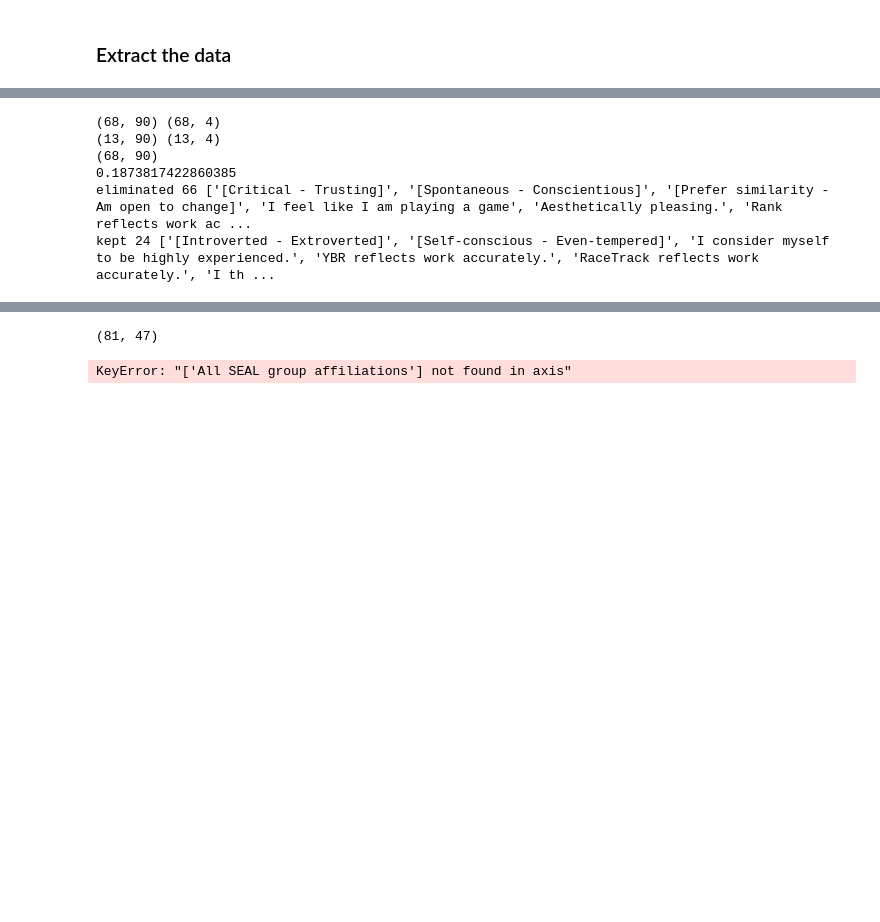
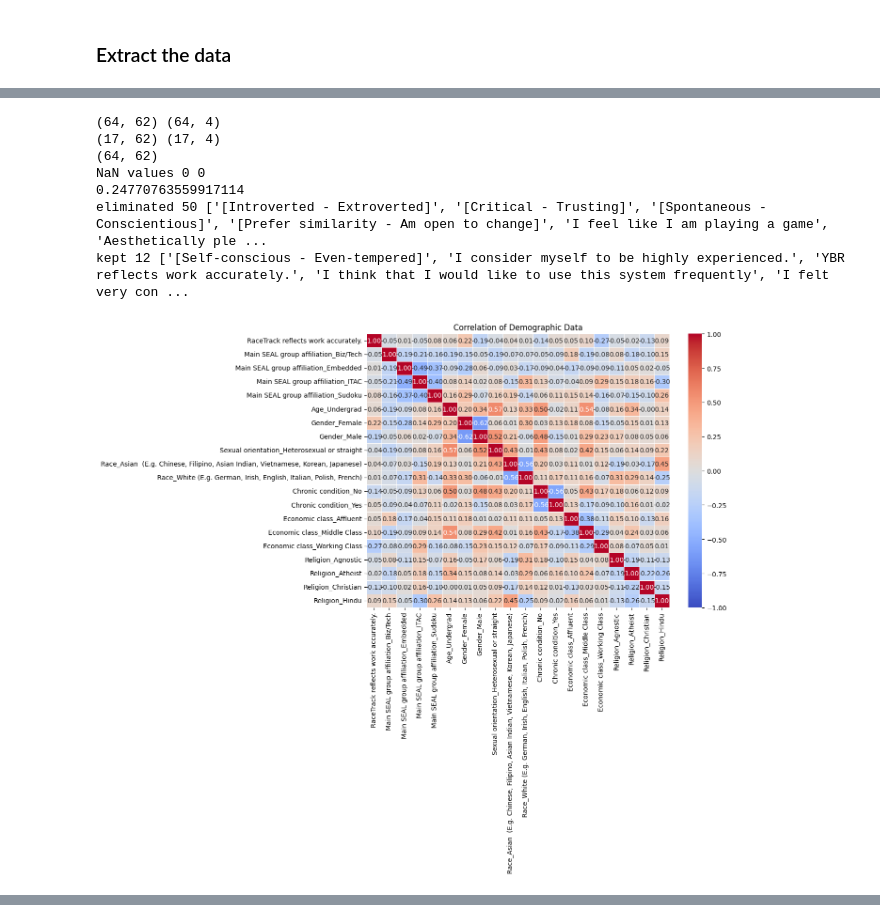
Before and after one commit to blobgoat/gamification_data_analysis, a Jupyter notebook: model.ipynb, the cells around one changed output, grey strips where cells are left out. Drawn from its saved outputs; the diff is of its cells as text; code cells hidden in the pictures; blank space fills up the shorter version.

```diff
--- a/model.ipynb
+++ b/model.ipynb
@@ -173,6 +178,10 @@ def split_xy(data) -> Tuple[DataFrame, DataFrame]:
                     }
     x_data[X_SEAL_COLS] = x_data[X_SEAL_COLS].replace(options_map)
 
+    # Remove 'No response' features from demographic
+    remove_vals = ['No response', 'Prefer not to answer','N/A']
+    x_data[X_DEMO_COLS] = x_data[X_DEMO_COLS].replace(remove_vals, pd.NA)
+
     # Handle NaNs with data imputation of average
     x_data[X_PERSONALITY_COLS[1:]] = x_data[X_PERSONALITY_COLS[1:]].fillna(3)
     x_data[X_SEAL_COLS] = x_data[X_SEAL_COLS].fillna(3)
@@ -181,7 +190,16 @@ def split_xy(data) -> Tuple[DataFrame, DataFrame]:
 
     # one-hot-encoding for categorical data (demographics, gaming)
     cat_col = x_data.select_dtypes(include=['object', 'category']).columns
-    x_data = pd.get_dummies(x_data, columns = cat_col)
+    x_data = pd.get_dummies(x_data, columns = cat_col, drop_first=False)
+
+    # filter low-frequency categories and remove non-contributing responses
+    min_freq= 0.05 # 5% of data set
+    freq = x_data.sum(axis=0) / len(x_data)
+    filter_x = freq[freq > min_freq].index
+    x_data = x_data[filter_x]
+    regex = '|'.join(remove_vals)
+    x_data = x_data.loc[:, ~x_data.columns.str.contains(regex, case=False, regex=True)]
+
     y_data = data[Y_COLS]
     return x_data, y_data
 # %%
@@ -196,5 +214,21 @@ def standardize(x_train, x_test) -> Tuple[DataFrame, DataFrame]:
     x_train_stand = pd.DataFrame(scaler.transform(x_train), columns=x_train.columns, index=x_train.index)
     x_test_stand = pd.DataFrame(scaler.transform(x_test), columns=x_test.columns, index=x_test.index)
     return x_train_stand, x_test_stand
+# %%
+def inspect_correlation(data, title):
+    """Generates heat map of given data set after being split."""
+    corr = data.corr()
+
+    threshold = 0.7
+    # get all features that are highly correlated\
+    #mask = (corr_x.abs() < threshold)
+    #mask = mask & ~np.eye(mask.shape[0], dtype=bool)
+
+    column_names =  [col[:5] for col in corr.columns]
+    plt.figure(figsize=(14, 12))
+    sns.heatmap(corr, annot=True, cmap='coolwarm', fmt='.2f', linewidths=0.5, vmin=-1, vmax=1)
+    plt.title(title)
+    plt.tight_layout()
+    plt.show()
 # %%
 def plot_multitask_lasso_path(x_train, y_train):
@@ -252,24 +455,34 @@ def feature_selection(x_train, y_train):
 # %%
 x_data, y_data = split_xy(data)
-x_train, x_test, y_train, y_test = train_test_split(x_data, y_data, test_size=0.15, random_state = 12)
+x_train, x_test, y_train, y_test = train_test_split(x_data, y_data, test_size=0.2, random_state = RANDOM_SEED)
 
 print(x_train.shape, y_train.shape)
 print(x_test.shape, y_test.shape)
 
 x_train, x_test = standardize(x_train, x_test)
+x_features = x_train.columns
+#y1, y2, y3, y4 = [y_data.iloc[:, i] for i in range(y_data.shape[1])]
 print(x_train.shape)
+x_nan = x_train.isna().sum().sum()
+y_nan = x_train.isna().sum().sum()
+print("NaN values", x_nan, y_nan)
 
 x_train_reduced, l1, eliminated_features, top_features = feature_selection(x_train, y_train)
 print(l1)
 print(f'eliminated {len(eliminated_features)} {eliminated_features}')
 print(f'kept {len(top_features)} {top_features}')
 x_test_reduced = x_test[top_features]
 
-#plot_multitask_lasso_path(x_train, y_train)
+demo_processed = x_data.loc[:, x_data.columns.str.contains('|'.join(X_DEMO_COLS))]
+
+inspect_correlation(demo_processed, "Correlation of Demographic Data")
+inspect_correlation(y_data, "Correlation of Y Values")
 # %% [output]
-(68, 90) (68, 4)
-(13, 90) (13, 4)
-(68, 90)
-0.1873817422860385
-eliminated 66 ['[Critical - Trusting]', '[Spontaneous - Conscientious]', '[Prefer similarity - Am open to change]', 'I feel like I am playing a game', 'Aesthetically pleasing.', 'Rank reflects work ac ...
-kept 24 ['[Introverted - Extroverted]', '[Self-conscious - Even-tempered]', 'I consider myself to be highly experienced.', 'YBR reflects work accurately.', 'RaceTrack reflects work accurately.', 'I th ...
+(64, 62) (64, 4)
+(17, 62) (17, 4)
+(64, 62)
+NaN values 0 0
+0.24770763559917114
+eliminated 50 ['[Introverted - Extroverted]', '[Critical - Trusting]', '[Spontaneous - Conscientious]', '[Prefer similarity - Am open to change]', 'I feel like I am playing a game', 'Aesthetically ple ...
+kept 12 ['[Self-conscious - Even-tempered]', 'I consider myself to be highly experienced.', 'YBR reflects work accurately.', 'I think that I would like to use this system frequently', 'I felt very con ...
+[figure, added]
@@ -276,23 +489,0 @@ kept 24 ['[Introverted - Extroverted]', '[Self-conscious - Even-tempered]', 'I c
-# %%
-## Non-demographic data
-print(data.shape)
-data_no_demo = data.drop(columns=X_DEMO_COLS)
-x_no_demo_data, y_no_demo_data = split_xy(data_no_demo)
-x_NDtrain, x_NDtest, y_NDtrain, y_NDtest = train_test_split(x_no_demo_data, y_no_demo_data, test_size=0.15, random_state = 12)
-
-print(x_NDtrain.shape, y_NDtrain.shape)
-print(x_NDtest.shape, y_NDtest.shape)
-
-x_NDtrain, x_NDtest = standardize(x_NDtrain, x_NDtest)
-print(x_NDtrain.shape)
-
-x_train_reducedND, l1ND, eliminated_featuresND, top_featuresND = feature_selection(x_NDtrain, y_NDtest)
-print(l1ND)
-print(f'eliminated {len(eliminated_featuresND)} {eliminated_featuresND}')
-print(f'kept {len(top_featuresND)} {top_featuresND}')
-x_train_reducedND = x_NDtest[top_featuresND]
-
-#plot_multitask_lasso_path(x_NDtrain, y_NDtrain)
-# %% [output]
-(81, 47)
-KeyError: "['All SEAL group affiliations'] not found in axis"
```
Also changed, not shown: parts of 12 cells of this notebook.
